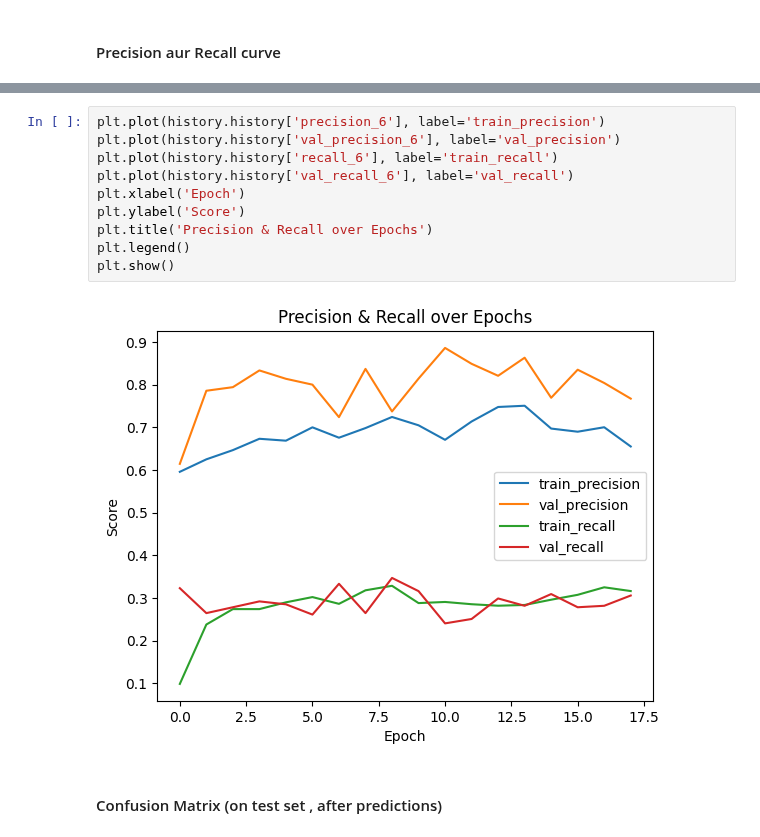
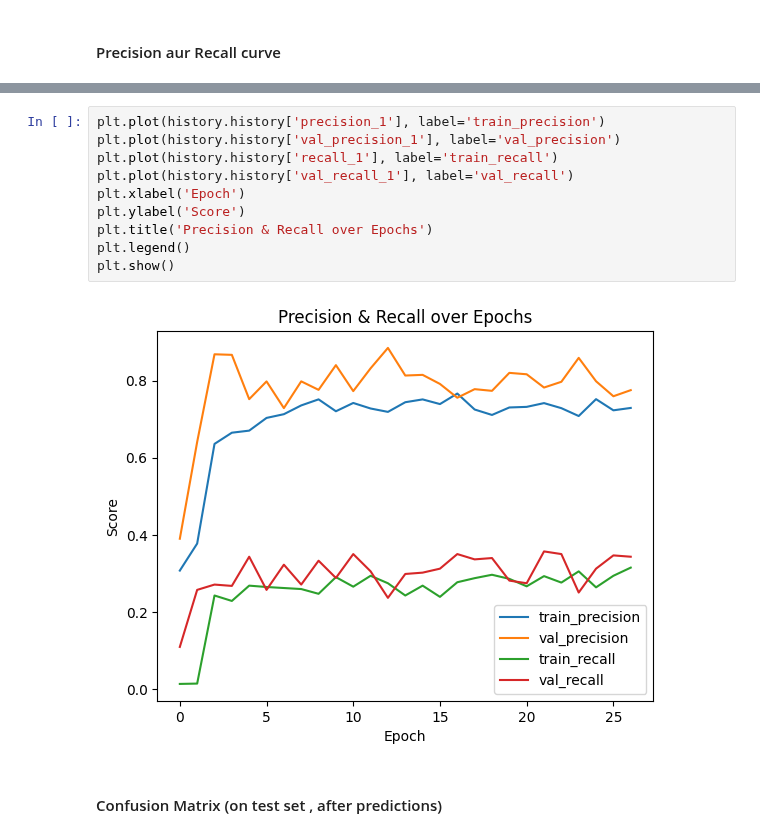
Before and after one commit to Itz-Me-Sumit/Data-Science, a Jupyter notebook: 8_Deep_Learning/3_ArtificialNeuralNetwork(ANN)/CreditCardCustomerChurn/CreditCardCustomerChrun.ipynb, the cells around one changed output, grey strips where cells are left out. Cells and saved outputs as stored; diff of their text form.

```diff
--- a/8_Deep_Learning/3_ArtificialNeuralNetwork(ANN)/CreditCardCustomerChurn/CreditCardCustomerChrun.ipynb
+++ b/8_Deep_Learning/3_ArtificialNeuralNetwork(ANN)/CreditCardCustomerChurn/CreditCardCustomerChrun.ipynb
@@ -345,15 +450,15 @@ dict_keys(['accuracy', 'loss', 'precision_6', 'recall_6', 'val_accuracy', 'val_l
 # %%
-plt.plot(history.history['precision_6'], label='train_precision')
-plt.plot(history.history['val_precision_6'], label='val_precision')
-plt.plot(history.history['recall_6'], label='train_recall')
-plt.plot(history.history['val_recall_6'], label='val_recall')
+plt.plot(history.history['precision_1'], label='train_precision')
+plt.plot(history.history['val_precision_1'], label='val_precision')
+plt.plot(history.history['recall_1'], label='train_recall')
+plt.plot(history.history['val_recall_1'], label='val_recall')
 plt.xlabel('Epoch')
 plt.ylabel('Score')
 plt.title('Precision & Recall over Epochs')
 plt.legend()
 plt.show()
 # %% [output]
-[figure, old version]
+[figure, new version]
 # %% [markdown]
 #### Confusion Matrix (on test set , after predictions)
 # %%
```
Also changed, not shown: parts of 12 cells of this notebook.
